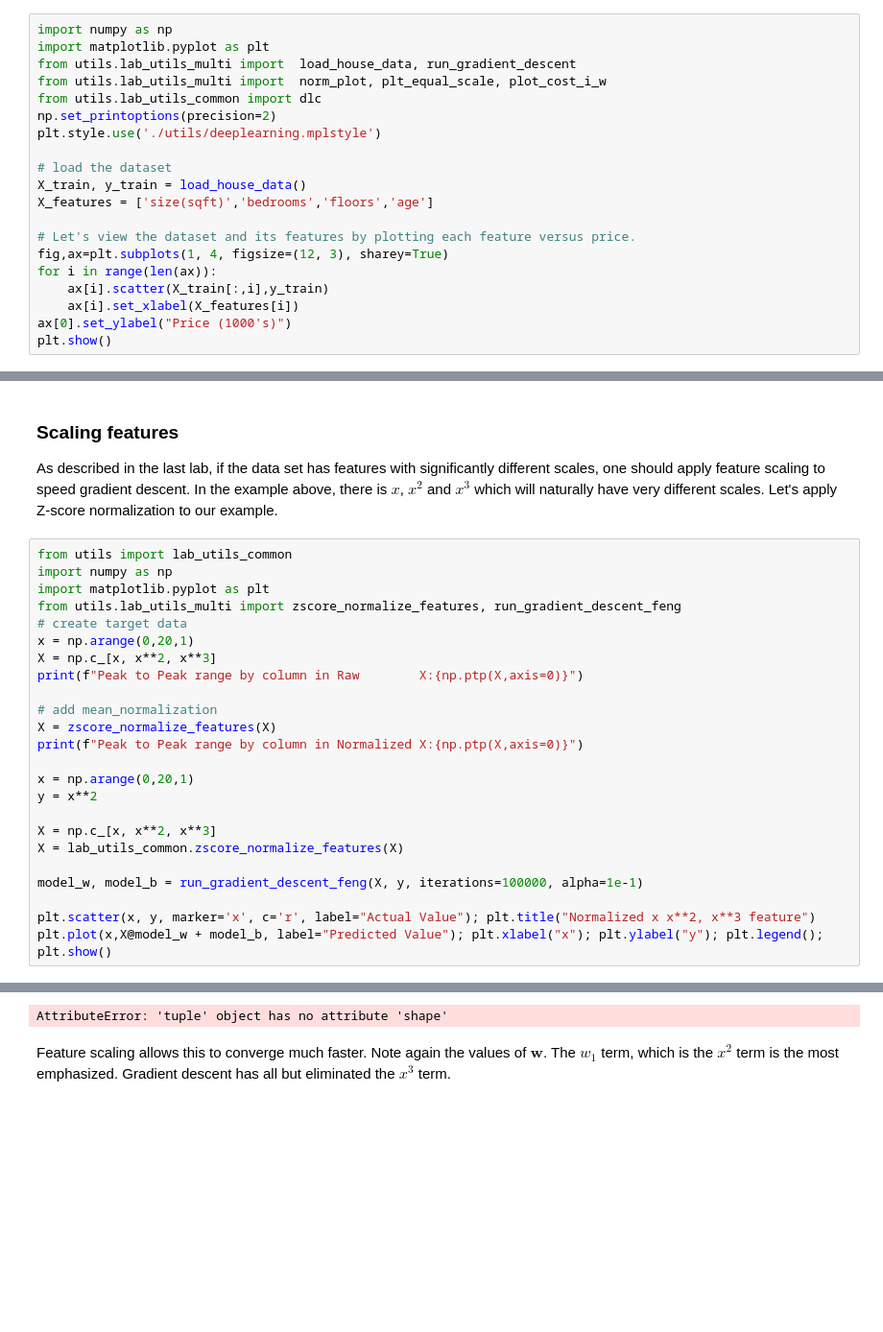
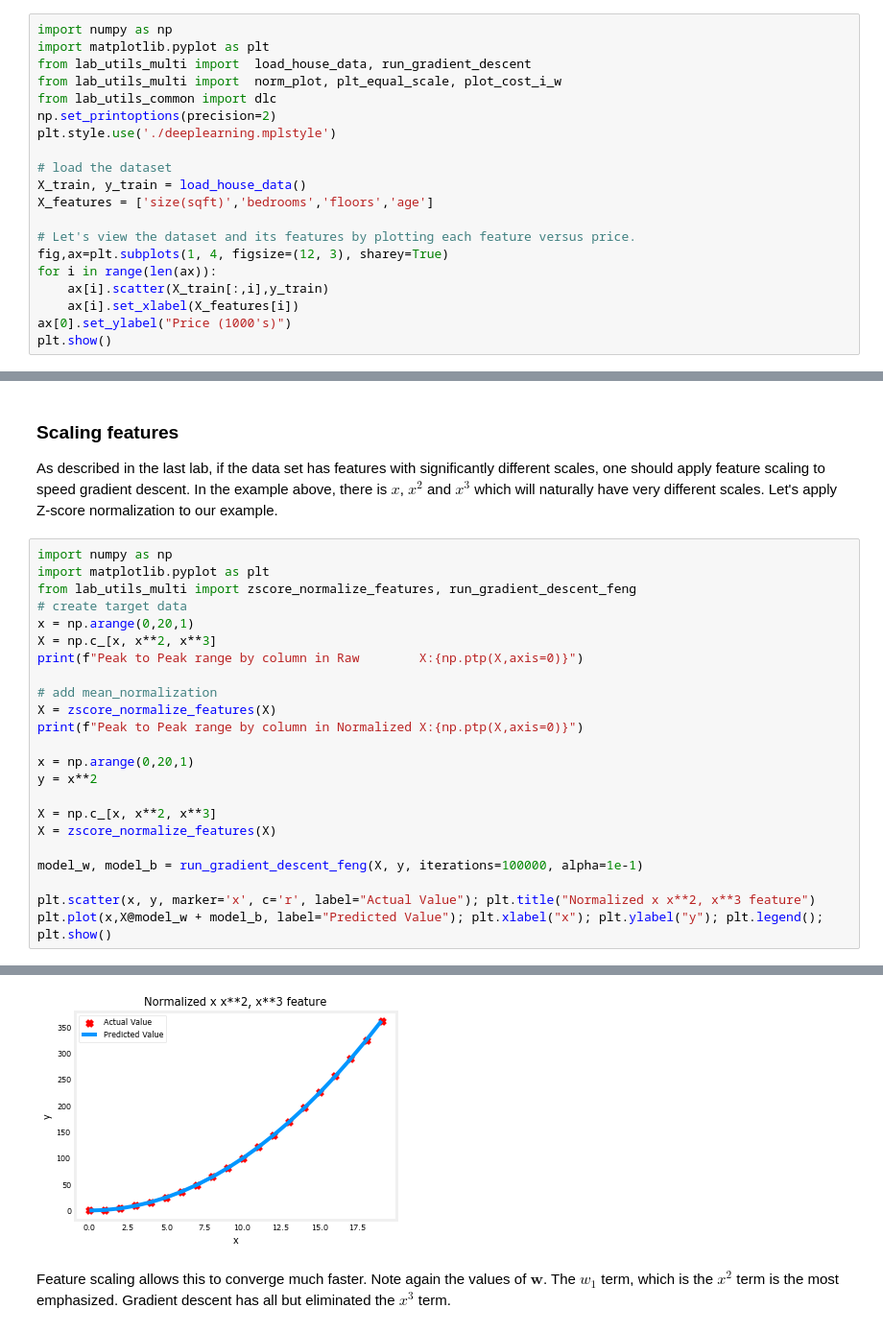
Before and after one commit to imaxfp/edu_machine_learning, a Jupyter notebook: src/1_deeplearning_ai_supervised_ml_regression_and_classification/week2.ipynb, the cells around one changed output, grey strips where cells are left out. Shown: that part at 96% size. Cells and saved outputs as stored; diff of their text form; blank space fills up the shorter version.

```diff
--- a/src/1_deeplearning_ai_supervised_ml_regression_and_classification/week2.ipynb
+++ b/src/1_deeplearning_ai_supervised_ml_regression_and_classification/week2.ipynb
@@ -704,11 +706,11 @@ We would like to build a linear regression model using these values so we can th
 # %%
 import numpy as np
 import matplotlib.pyplot as plt
-from utils.lab_utils_multi import  load_house_data, run_gradient_descent
-from utils.lab_utils_multi import  norm_plot, plt_equal_scale, plot_cost_i_w
-from utils.lab_utils_common import dlc
+from lab_utils_multi import  load_house_data, run_gradient_descent
+from lab_utils_multi import  norm_plot, plt_equal_scale, plot_cost_i_w
+from lab_utils_common import dlc
 np.set_printoptions(precision=2)
-plt.style.use('./utils/deeplearning.mplstyle')
+plt.style.use('./deeplearning.mplstyle')
 
 # load the dataset
 X_train, y_train = load_house_data()
@@ -944,10 +946,9 @@ Let's review this idea:
 ### Scaling features
 As described in the last lab, if the data set has features with significantly different scales, one should apply feature scaling to speed gradient descent. In the example above, there is $x$, $x^2$ and $x^3$ which will naturally have very different scales. Let's apply Z-score normalization to our example.
 # %%
-from utils import lab_utils_common
 import numpy as np
 import matplotlib.pyplot as plt
-from utils.lab_utils_multi import zscore_normalize_features, run_gradient_descent_feng
+from lab_utils_multi import zscore_normalize_features, run_gradient_descent_feng
 # create target data
 x = np.arange(0,20,1)
 X = np.c_[x, x**2, x**3]
@@ -961,7 +962,7 @@ x = np.arange(0,20,1)
 y = x**2
 
 X = np.c_[x, x**2, x**3]
-X = lab_utils_common.zscore_normalize_features(X)
+X = zscore_normalize_features(X)
 
 model_w, model_b = run_gradient_descent_feng(X, y, iterations=100000, alpha=1e-1)
 
@@ -973,4 +985,4 @@ Peak to Peak range by column in Normalized X:[3.3  3.18 3.28]
-AttributeError: 'tuple' object has no attribute 'shape'
+[figure, added]
 # %% [markdown]
 Feature scaling allows this to converge much faster.
 Note again the values of $\mathbf{w}$. The $w_1$ term, which is the $x^2$ term is the most emphasized. Gradient descent has all but eliminated the $x^3$ term.
```
Also changed, not shown: parts of 4 cells of this notebook, 46 other files.
